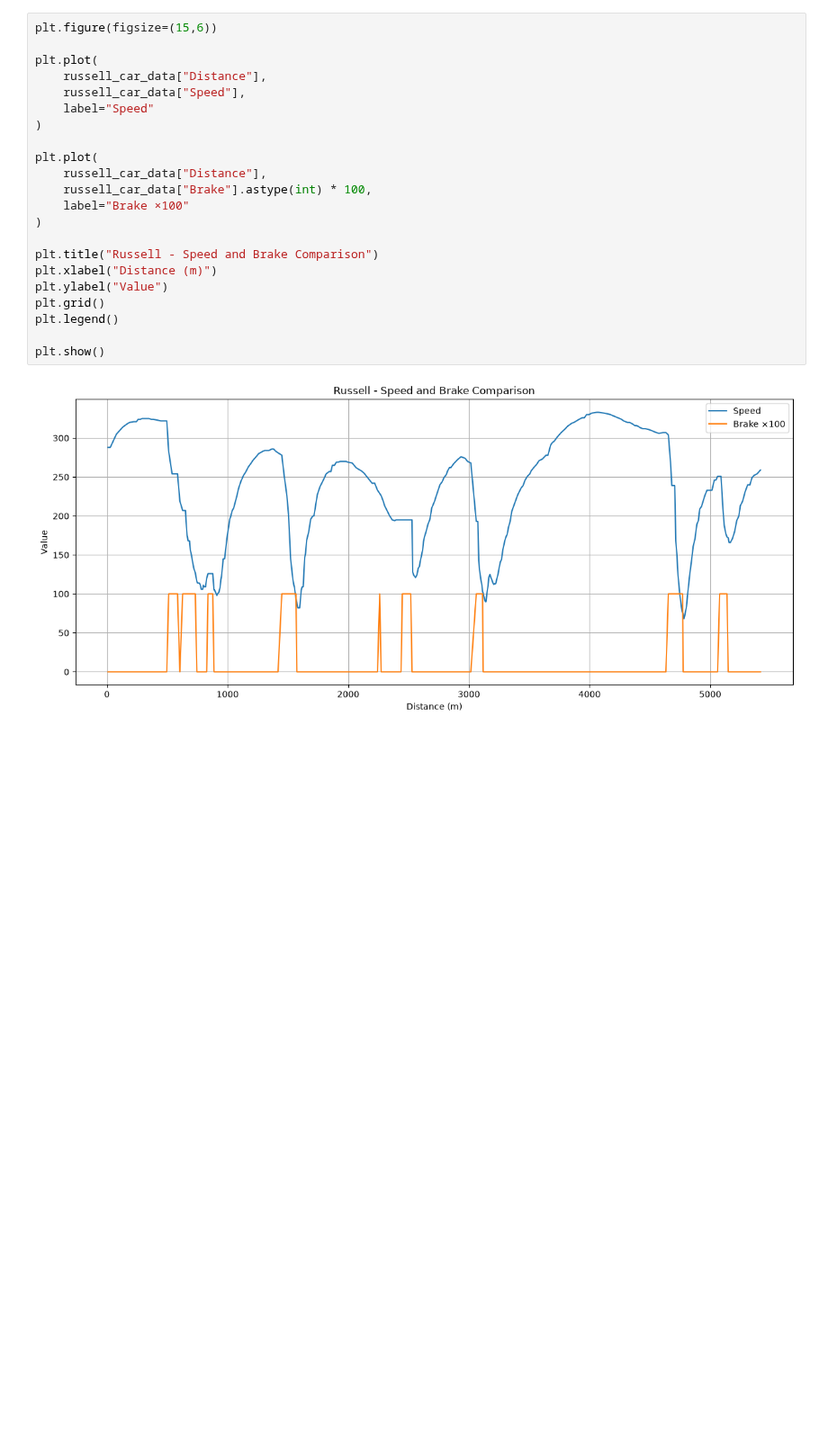
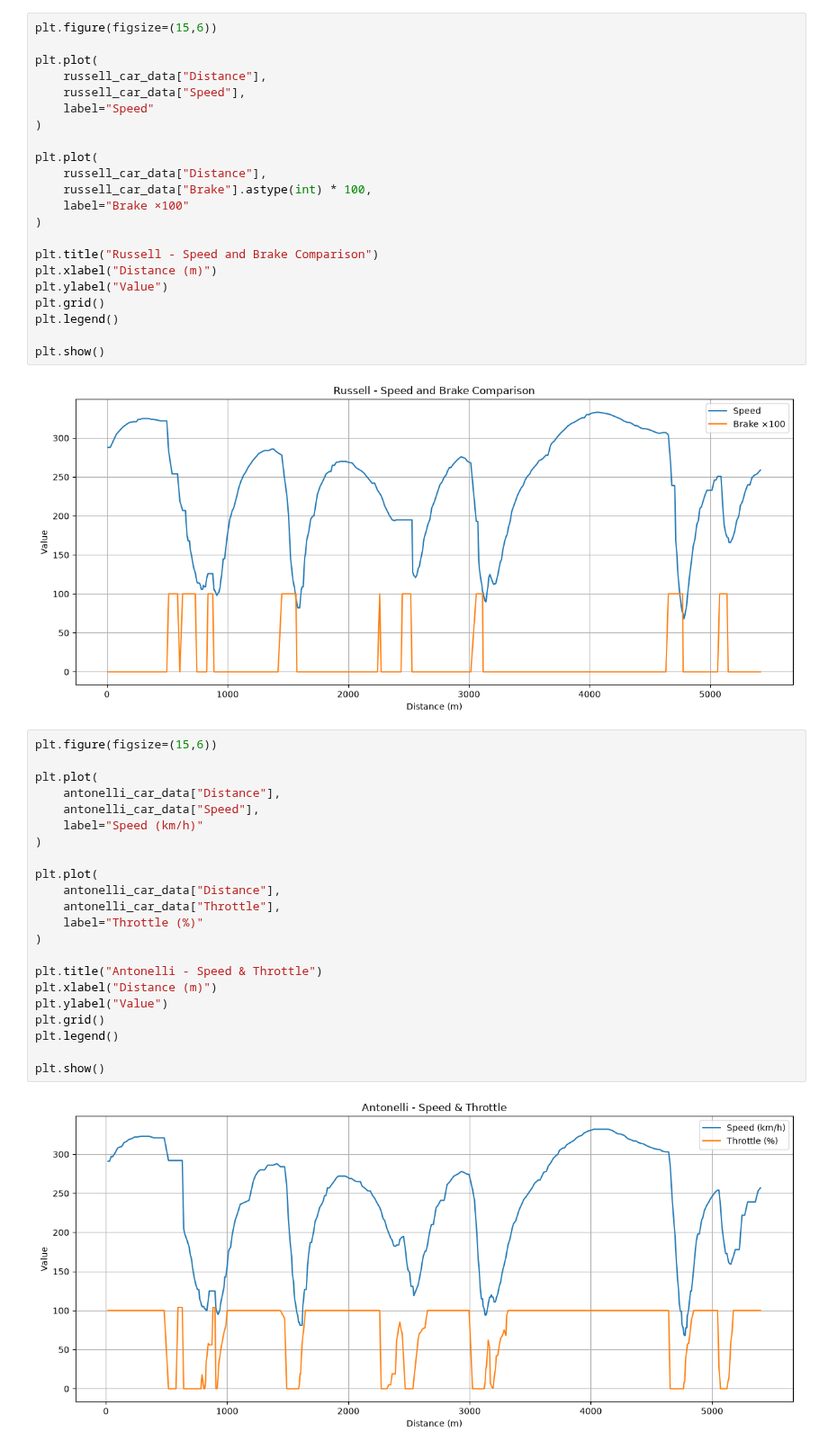
Before and after one commit to ishikajena1509/F1-Telemetry-Analysis, a Jupyter notebook: notebooks/02_china_2026_qualifying_analysis.ipynb.ipynb, the cells around one changed output. Shown at 90% size. Drawn from its saved outputs; the diff is of its cells as text; blank space fills up the shorter version.

```diff
--- a/notebooks/02_china_2026_qualifying_analysis.ipynb.ipynb
+++ b/notebooks/02_china_2026_qualifying_analysis.ipynb.ipynb
@@ -1152,3 +1152,27 @@ plt.legend()
 plt.show()
 # %% [output]
 [figure]
+# %%
+plt.figure(figsize=(15,6))
+
+plt.plot(
+    antonelli_car_data["Distance"],
+    antonelli_car_data["Speed"],
+    label="Speed (km/h)"
+)
+
+plt.plot(
+    antonelli_car_data["Distance"],
+    antonelli_car_data["Throttle"],
+    label="Throttle (%)"
+)
+
+plt.title("Antonelli - Speed & Throttle")
+plt.xlabel("Distance (m)")
+plt.ylabel("Value")
+plt.grid()
+plt.legend()
+
+plt.show()
+# %% [output]
+[figure, added]
```
Also changed, not shown: parts of 8 cells of this notebook, 2 other files.
